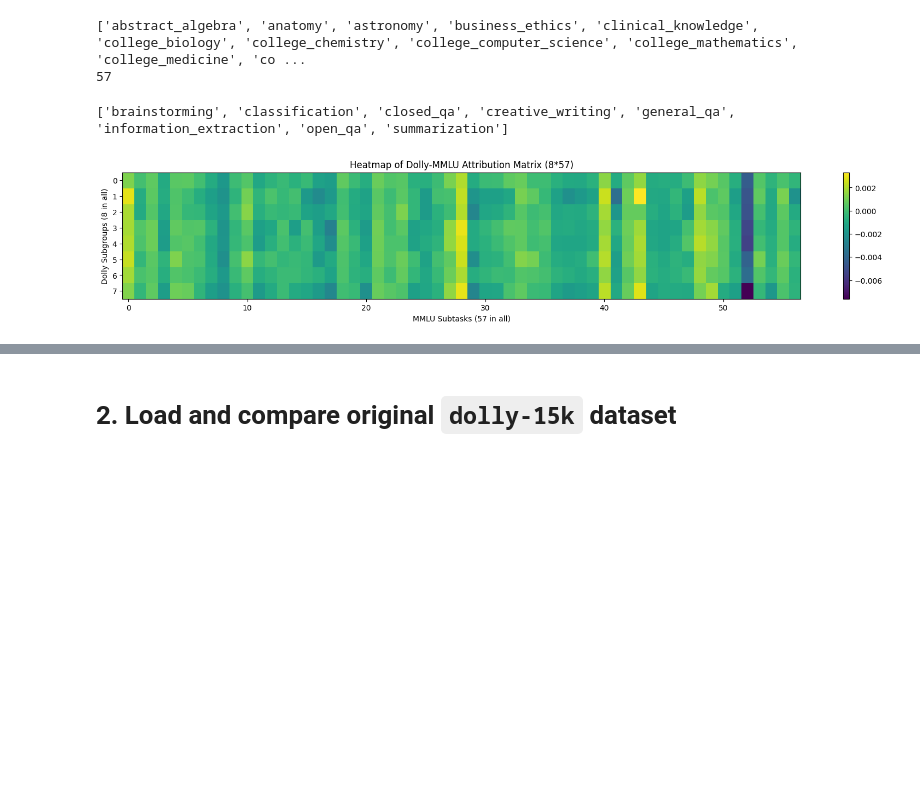
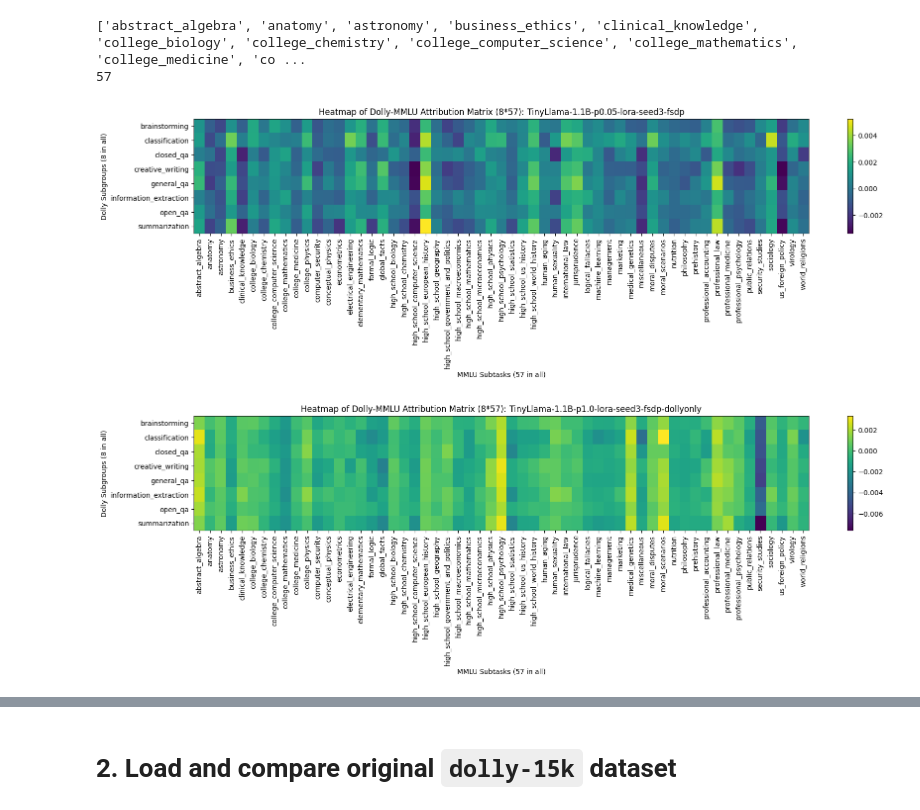
Before and after one commit to qrdai/LESS, a Jupyter notebook: test_less.ipynb, the cells around one changed output, grey strips where cells are left out. Drawn from its saved outputs; the diff is of its cells as text; code cells hidden in the pictures; blank space fills up the shorter version.

Commit message:
heatmap for tinyllama-p0.05

```diff
--- a/test_less.ipynb
+++ b/test_less.ipynb
@@ -107,39 +109,55 @@ print(len(subjects))
 # %% [output]
 ['abstract_algebra', 'anatomy', 'astronomy', 'business_ethics', 'clinical_knowledge', 'college_biology', 'college_chemistry', 'college_computer_science', 'college_mathematics', 'college_medicine', 'co ...
 57
-# %%
-subset_lists = ["summarization", "brainstorming", "closed_qa", "creative_writing", "information_extraction", "classification", "open_qa", "general_qa"]
-subset_lists.sort()
-print(subset_lists)
-# %% [output]
-['brainstorming', 'classification', 'closed_qa', 'creative_writing', 'general_qa', 'information_extraction', 'open_qa', 'summarization']
 # %%
 import torch
+import matplotlib.pyplot as plt
 
-subset_lists = ["summarization", "brainstorming", "closed_qa", "creative_writing", "information_extraction", "classification", "open_qa", "general_qa"]
-subset_lists.sort()
+# Define column and row labels
+column_labels = subjects
+row_labels = ["summarization", "brainstorming", "closed_qa", "creative_writing", "information_extraction", "classification", "open_qa", "general_qa"]
+row_labels.sort()
 
-row_list = []
-for subset in subset_lists:
-    matpath = f"../selected_data/TinyLlama-1.1B-p1.0-lora-seed3-fsdp-dollyonly/mmlu/{subset}_attribution_matrix.pt"
-    mat = torch.load(matpath)
-    assert mat.shape == torch.Size([1, 57])
-    row_list.append(mat)
-assert len(row_list) == 8
+# reference_model = "TinyLlama-1.1B-p0.05-lora-seed3-fsdp"
+# reference_model = "TinyLlama-1.1B-p1.0-lora-seed3-fsdp-dollyonly"
+model_list = [
+    "TinyLlama-1.1B-p0.05-lora-seed3-fsdp",
+    "TinyLlama-1.1B-p1.0-lora-seed3-fsdp-dollyonly",
+]
 
-device = "cpu"
-attribution_matrix = torch.cat(row_list, dim=0).to(device)
 
-# Visualize the matrix as a heatmap
-plt.figure(figsize=(20, 3))  # Set figure size
-plt.imshow(attribution_matrix, aspect='auto', cmap='viridis')  # Display data as an image, i.e., on a 2D regular raster
-plt.colorbar()  # Add a colorbar to a plot
-plt.title('Heatmap of Dolly-MMLU Attribution Matrix (8*57)')
-plt.xlabel('MMLU Subtasks (57 in all)')
-plt.ylabel('Dolly Subgroups (8 in all)')
-plt.show()
+def plot_heatmap(reference_model, row_labels, column_labels):
+    row_list = []
+    for subset in row_labels:
+        matpath = f"../selected_data/{reference_model}/mmlu/{subset}_attribution_matrix.pt"
+        mat = torch.load(matpath)
+        assert mat.shape == torch.Size([1, 57])
+        row_list.append(mat)
+    assert len(row_list) == 8, f"{len(row_list)}"
+
+    device = "cpu"
+    attribution_matrix = torch.cat(row_list, dim=0).to(device)
+
+    # Visualize the matrix as a heatmap
+    plt.figure(figsize=(20, 3))  # Adjusted figure size for better visibility
+    heatmap = plt.imshow(attribution_matrix, aspect='auto', cmap='viridis')
+    plt.colorbar(heatmap)
+    plt.title(f"Heatmap of Dolly-MMLU Attribution Matrix (8*57): {reference_model}")
+    plt.xlabel('MMLU Subtasks (57 in all)')
+    plt.ylabel('Dolly Subgroups (8 in all)')
+
+    # Setting the ticks
+    plt.xticks(ticks=range(len(column_labels)), labels=column_labels, rotation=90)  # Rotate column labels for better visibility
+    plt.yticks(ticks=range(len(row_labels)), labels=row_labels)
+
+    plt.show()
+
+
+for reference_model in model_list:
+    plot_heatmap(reference_model, row_labels, column_labels)
 # %% [output]
-[figure, old version]
+[figure, new version]
+[figure, added]
 # %%
 import torch
 import matplotlib.pyplot as plt
```
Also changed, not shown: parts of 2 cells of this notebook, 6 other files.
